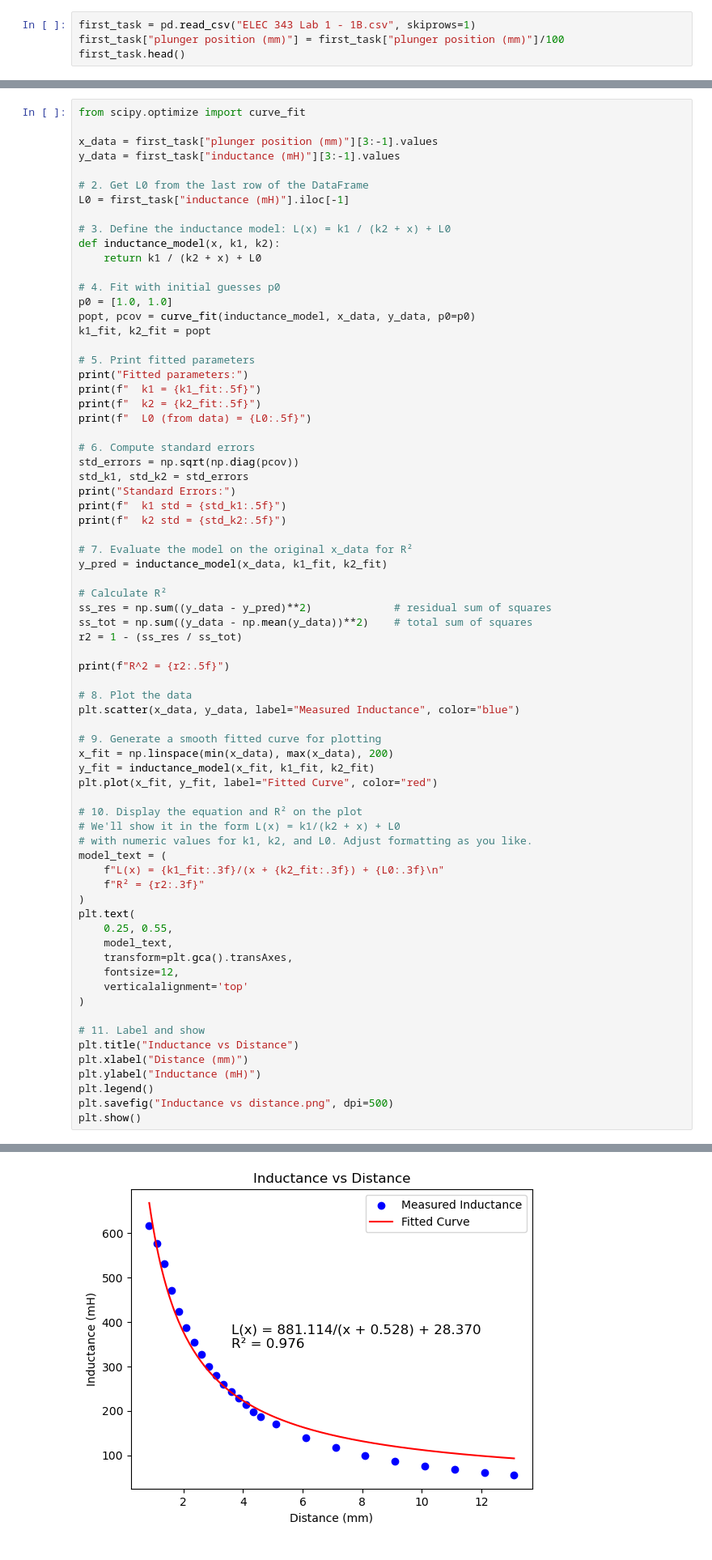
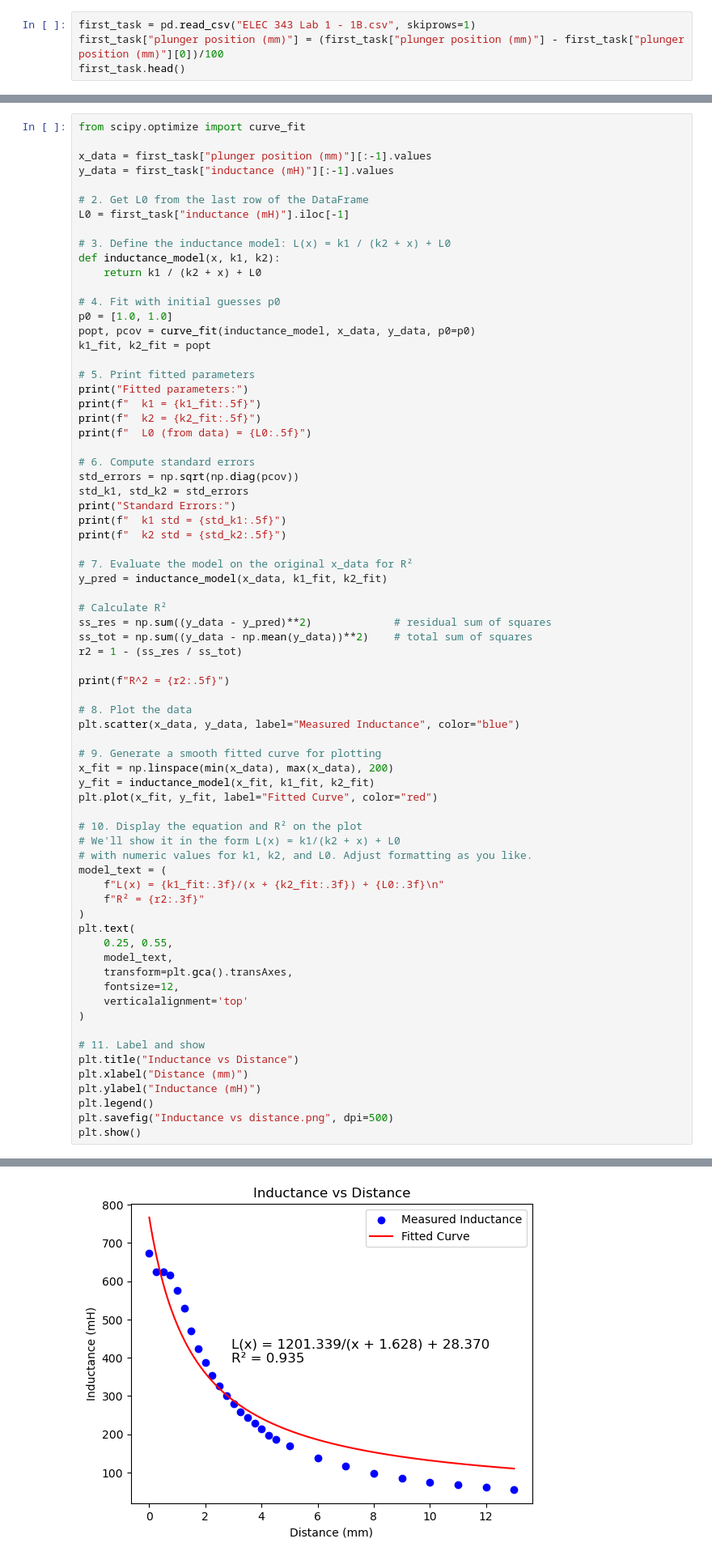
Before and after one commit to Undertaker-86/elec_343, a Jupyter notebook: data_analysis.ipynb, the cells around one changed output, grey strips where cells are left out. Shown at 81% size. Cells and saved outputs as stored; diff of their text form.

```diff
--- a/data_analysis.ipynb
+++ b/data_analysis.ipynb
@@ -8,7 +8,7 @@ import polars as pl
 from pathlib import Path
 # %%
 first_task = pd.read_csv("ELEC 343 Lab 1 - 1B.csv", skiprows=1)
-first_task["plunger position (mm)"] = first_task["plunger position (mm)"]/100
+first_task["plunger position (mm)"] = (first_task["plunger position (mm)"] - first_task["plunger position (mm)"][0])/100
 first_task.head()
 # %% [output]
 |  | Measurement | plunger position (mm) | Unnamed: 2 | inductance (mH) | Z | R |
@@ -20,8 +20,8 @@ first_task.head()
 # %%
 from scipy.optimize import curve_fit
 
-x_data = first_task["plunger position (mm)"][3:-1].values
-y_data = first_task["inductance (mH)"][3:-1].values
+x_data = first_task["plunger position (mm)"][:-1].values
+y_data = first_task["inductance (mH)"][:-1].values
 
 # 2. Get L0 from the last row of the DataFrame
 L0 = first_task["inductance (mH)"].iloc[-1]
@@ -100,4 +100,4 @@ R^2 = 0.97636
-[figure, old version]
+[figure, new version]
 # %%
 ab = pd.read_csv("ELEC 343 Lab 1 - 2AB.csv")
 filtered = ab[0:4]
```
Also changed, not shown: parts of 11 cells of this notebook.
